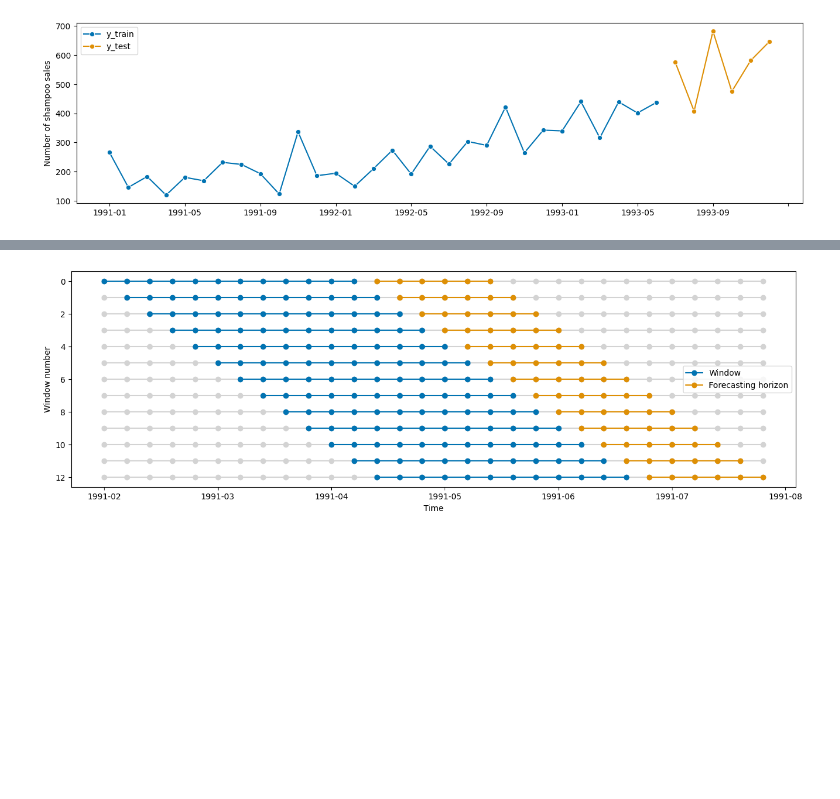
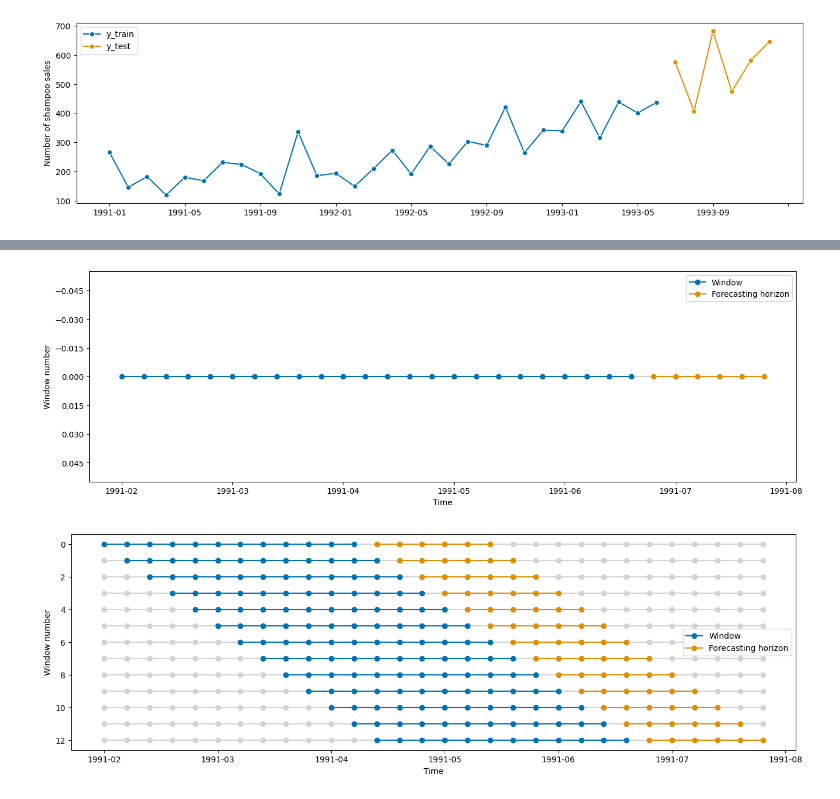
Before and after one commit to sktime/sktime-tutorial-pydata-global-2022, a Jupyter notebook: notebooks/tuning.ipynb, the cells around one changed output, grey strips where cells are left out. Drawn from its saved outputs; the diff is of its cells as text; code cells hidden in the pictures; blank space fills up the shorter version.

```diff
--- a/notebooks/tuning.ipynb
+++ b/notebooks/tuning.ipynb
@@ -140,3 +176,8 @@ fh = ForecastingHorizon(y_test.index, is_relative=False).to_relative(
+# %%
+cv = SingleWindowSplitter(fh=fh, window_length=len(y_train) - 6)
+plot_windows(cv=cv, y=y_train)
+# %% [output]
+[figure, added]
 # %%
 cv = SlidingWindowSplitter(fh=fh, window_length=12, step_length=1)
 plot_windows(cv=cv, y=y_train)
```
Also changed, not shown: parts of 38 cells of this notebook.
